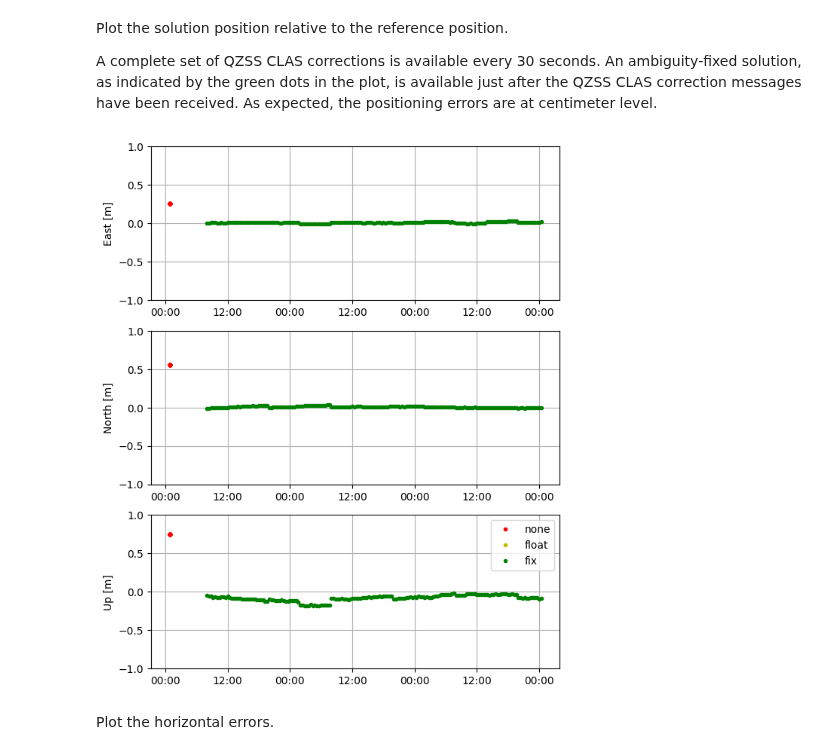
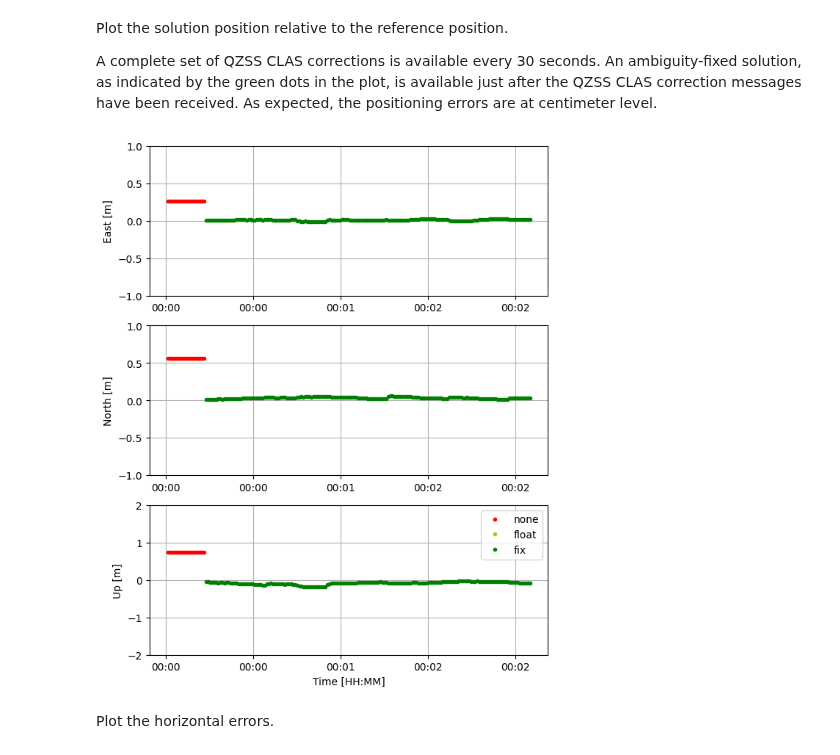
Before and after one commit to hirokawa/cssrlib, a Jupyter notebook: tutorials/ppp.ipynb, the cells around one changed output. Saved outputs shown, nothing was run; the diff lists cells and outputs as text; code cells hidden in the pictures.

```diff
--- a/tutorials/ppp.ipynb
+++ b/tutorials/ppp.ipynb
@@ -28,18 +70,19 @@ L6 binary messages.
 # %% [markdown]
 First, load the required Python modules.
 # %%
-from copy import deepcopy
-import matplotlib.pyplot as plt
 import numpy as np
-from sys import stdout
-from binascii import unhexlify
+from sys import exit as sys_exit
 
 from cssrlib.cssrlib import cssr
-from cssrlib.gnss import ecef2pos, Nav, time2gpst, timediff, time2str, time2doy
-from cssrlib.gnss import rSigRnx, sys2str, epoch2time
-from cssrlib.peph import atxdec, searchpcv
+from cssrlib.gnss import ecef2pos, Nav, time2gpst, time2doy
+from cssrlib.gnss import epoch2time, sys2str, load_config
 from cssrlib.ppprtk import ppprtkpos
 from cssrlib.rinex import rnxdec
+from binascii import unhexlify
+from cssrlib.utils import process
+
+ttl = 'test_ppprtk'
+config = load_config('cssrlib-data/samples/config_ppprtk.yml')
 # %% [markdown]
 Define the RINEX observation, navigation, and antenna files, and starting epoch
 # %%
@@ -54,18 +97,17 @@ bdir = f'cssrlib-data/data/doy{ep[0]:04d}-{doy:03d}/'
 navfile = bdir+f'{doy:03d}{let}_rnx.nav'
 obsfile = bdir+f'{doy:03d}{let}_rnx.obs'
 
-atxfile = 'cssrlib-data/data/antex/igs20.atx'
-
-nav = Nav()
-nav = dec.decode_nav(navfile, nav)
-
-atx = atxdec()
-atx.readpcv(atxfile)
+config['atxfile'] = 'cssrlib-data/data/antex/igs20.atx'
 # %% [markdown]
 For reference, specify the rover position.
 # %%
 xyz_ref = [-3962108.7007, 3381309.5532, 3668678.6648]
 pos_ref = ecef2pos(xyz_ref)
+
+
+rnx = rnxdec()
+nav = Nav()
+proc = process(nav, rnx, config, nep=3*60, xyz_ref=xyz_ref)
 # %% [markdown]
 QZSS CLAS correction messages are encoded in Compact SSR format. In this example, the recorded L6 data is used. Also load the grid position of QZSS CLAS as defined in IS-QZSS-L6
 .
@@ -215,11 +230,9 @@ Plot the solution position relative to the reference position.
 A complete set of QZSS CLAS corrections is available every 30 seconds.  An ambiguity-fixed solution, as indicated by the green dots in the plot, is available just after the QZSS CLAS correction messages have been received. As expected,
 the positioning errors are at centimeter level.
 # %%
-from cssrlib.plot import plot_enu
-
-plot_enu(t, enu, smode)
+proc.plot(ttl, fig_type=1)
 # %% [output]
-[figure, old version]
+[figure, new version]
 # %% [markdown]
 Plot the horizontal errors.
 # %%
```
Also changed, not shown: parts of 42 cells of this notebook.
